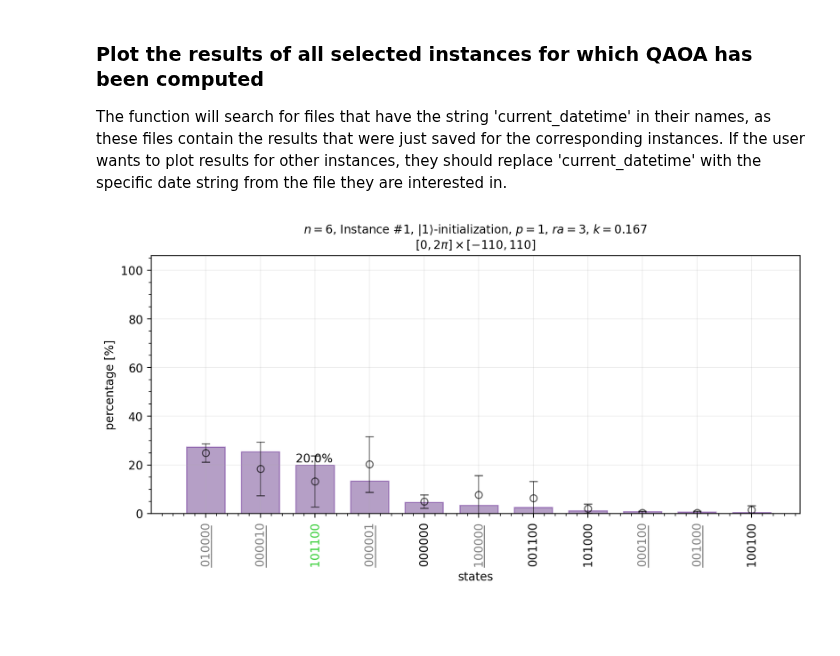
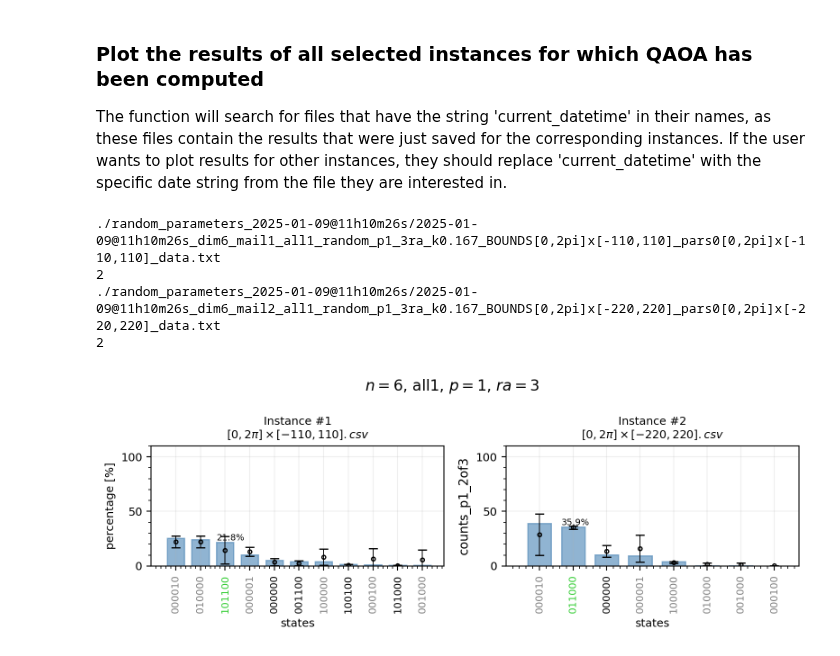
Before and after one commit to auroramugnai/Minimum-Exact-Cover-Problem, a Jupyter notebook: MECP_with-QAOA/QAOA_random_parameters.ipynb, the cells around one changed output. Drawn from its saved outputs; the diff is of its cells as text; code cells hidden in the pictures; blank space fills up the shorter version.

```diff
--- a/MECP_with-QAOA/QAOA_random_parameters.ipynb
+++ b/MECP_with-QAOA/QAOA_random_parameters.ipynb
@@ -355,26 +382,31 @@ as these files contain the results that were just saved for the corresponding in
 If the user wants to plot results for other instances, they should replace 'current_datetime'
 with the specific date string from the file they are interested in.
 # %%
-substrings = [current_datetime]
+# Uncomment this line to plot data from an existing directory
+folder_path = "random_parameters_2025-01-09@11h10m26s"
 
 # Find the files that contain every string in 'substrings'.
-FILENAME_list, DATA_FILENAME_list = find_files_containing_string(substrings, path = "./")
+FILENAME_list, DATA_FILENAME_list = find_files_containing_string(path= f"./{folder_path}/")
 
 # Get the number of files collected.
 num_files = len(FILENAME_list)
 
 if num_files>1:
     plot_list_of_files(FILENAME_list, DATA_FILENAME_list,
                        colorchosen="steelblue", alpha=0.6,
                        init_name="all1",
                        dont_show_in_title=["i", "k"],
                        dont_show_in_titles=["n", "p", "ra", "k", "init"],
                        figsize=(8,num_files+1),
                        dpi=200, N=9) # figsize=(10, 13), dpi=300, N=12 for latex figures
 else:
     plot_file(FILENAME_list[0], DATA_FILENAME_list[0],
               colorchosen='indigo', alpha=0.4,
               dont_show_in_title = [],
               figsize=(10,4), dpi=200, N=10)
 # %% [output]
+./random_parameters_2025-01-09@11h10m26s/2025-01-09@11h10m26s_dim6_mail1_all1_random_p1_3ra_k0.167_BOUNDS[0,2pi]x[-110,110]_pars0[0,2pi]x[-110,110]_data.txt
+2
+./random_parameters_2025-01-09@11h10m26s/2025-01-09@11h10m26s_dim6_mail2_all1_random_p1_3ra_k0.167_BOUNDS[0,2pi]x[-220,220]_pars0[0,2pi]x[-220,220]_data.txt
+2
-[figure, old version]
+[figure, new version]
```
Also changed, not shown: parts of 3 cells of this notebook, 10 other files.
